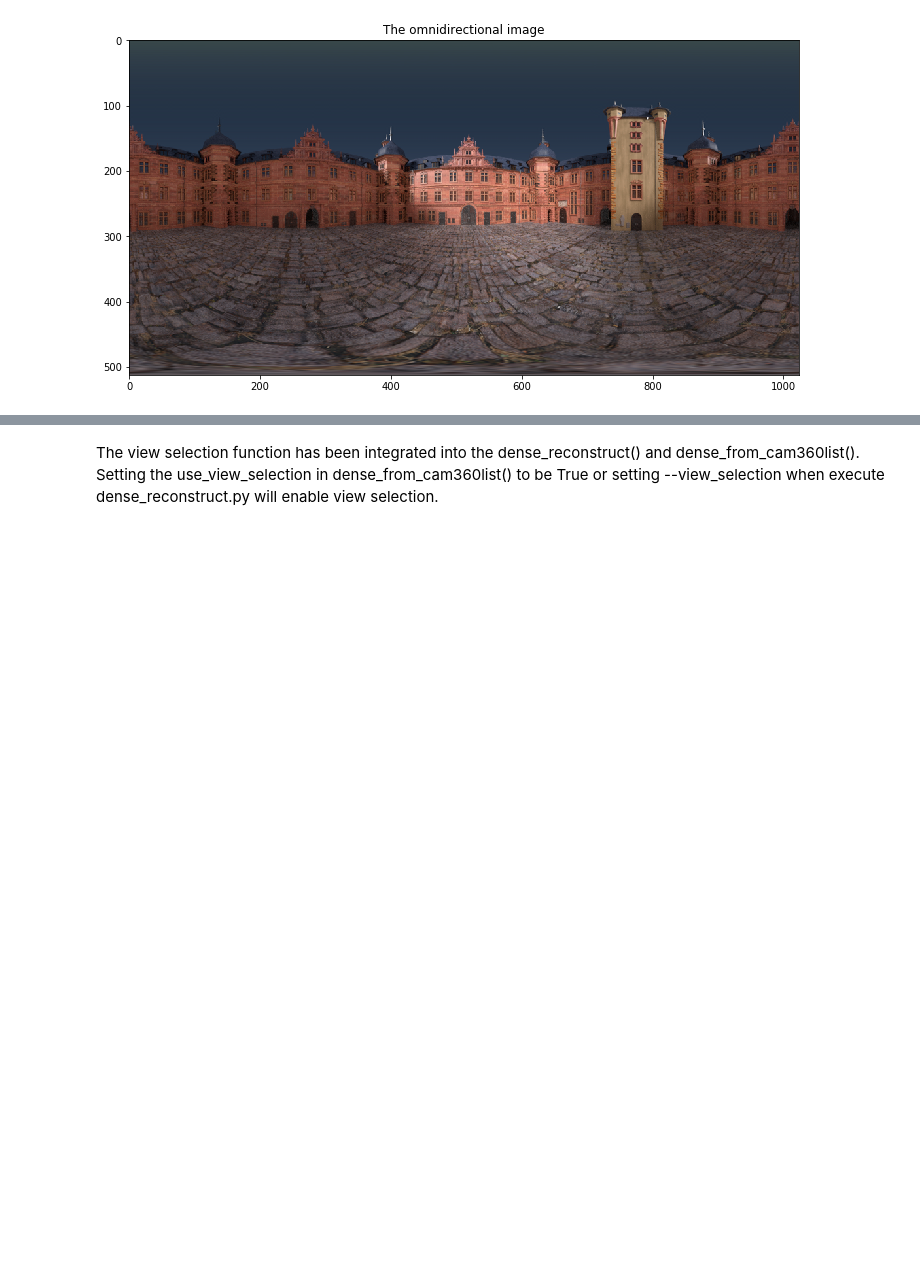
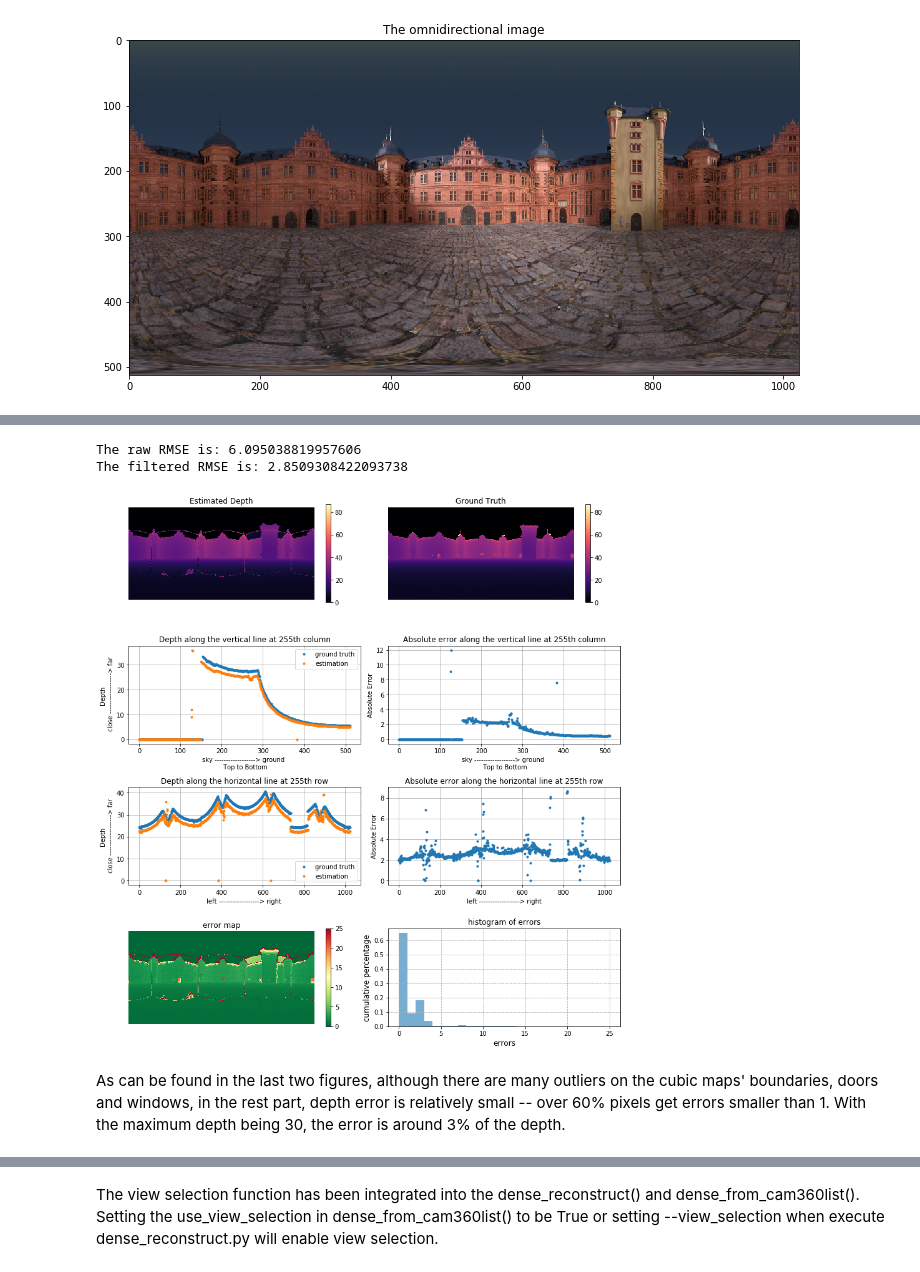
Before and after one commit to GentleDell/Omni-stereo-dense-reconstruction, a Jupyter notebook: cube_script/Tutorials.ipynb, the cells around one changed output, grey strips where cells are left out. Cells and saved outputs as stored; diff of their text form; code cells hidden in the pictures; blank space fills up the shorter version.

```diff
--- a/cube_script/Tutorials.ipynb
+++ b/cube_script/Tutorials.ipynb
@@ -216 +278,16 @@ cam360_list = dense_from_cam360list(cam360_list,
+# %%
+from workspace_helper import evaluate
+
+# load ground truth depth map and replace infinit depth to 0;
+GroundTruth = cv2.imread('../data_demo/dataset/test_0_0_1_1024_512_depth0000.exr', cv2.IMREAD_ANYDEPTH)
+GroundTruth[GroundTruth >= 100] = 0
+
+# evaluate the estimtated depth map
+raw_RMSE = evaluate(estimation=estimation, GT=GroundTruth, checking_line=255)
+# %% [output]
+The raw RMSE is: 6.095038819957606
+The filtered RMSE is: 2.8509308422093738
+[figure, added]
+# %% [markdown]
+As can be found in the last two figures, although there are many outliers on the cubic maps' boundaries, doors and windows, in the rest part, depth error is relatively small -- over 60% pixels get errors smaller than 1. With the maximum depth being 30, the error is around 3% of the depth.
 # %% [markdown]
```
Also changed, not shown: parts of 19 cells of this notebook, 2 other files.
